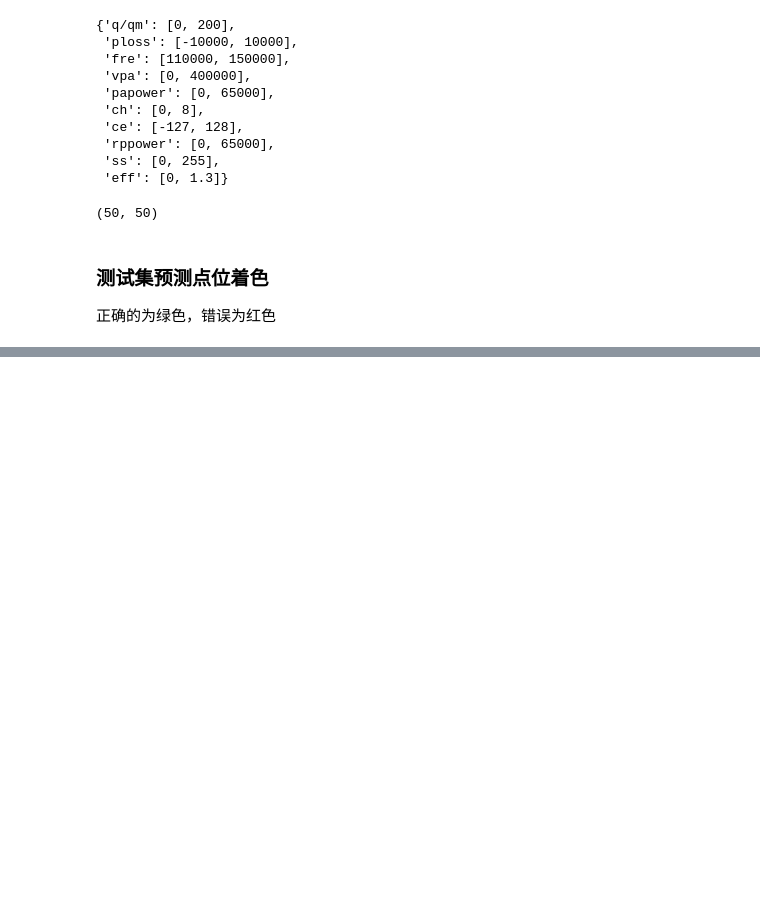
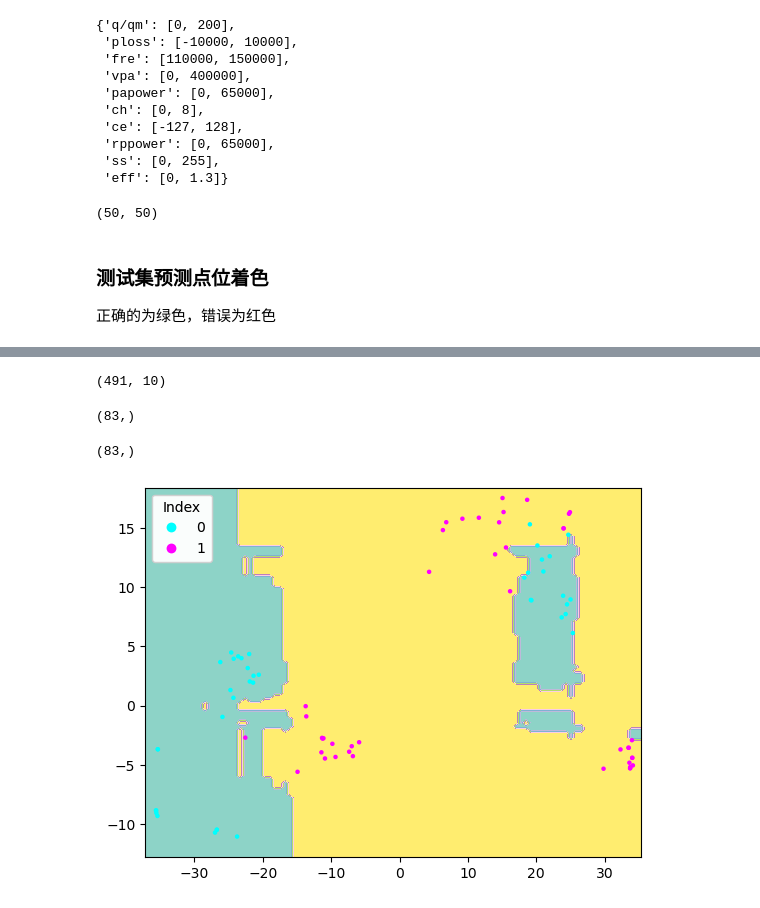
Before and after one commit to Sewens/Charger-Detection, a Jupyter notebook: src/5.决策边界重新绘图.ipynb, the cells around one changed output, grey strips where cells are left out. Cells and saved outputs as stored; diff of their text form; code cells hidden in the pictures; blank space fills up the shorter version.

```diff
--- a/src/5.决策边界重新绘图.ipynb
+++ b/src/5.决策边界重新绘图.ipynb
@@ -385,0 +374,3 @@ Name: pred_index, Length: 83, dtype: int64
+# %%
+test_X = test_df[feature_columns].to_numpy()
+test_y = test_df['index'].to_numpy()
@@ -385,0 +385,53 @@ Name: pred_index, Length: 83, dtype: int64
+# %%
+X = np.vstack([train_X,test_X])
+# %%
+X.shape
+# %% [output]
+(491, 10)
+# %%
+X_embedded = TSNE(n_components=2).fit_transform(X)
+X_Train_embedded = TSNE(n_components=2).fit_transform(train_X)
+X_Test_embedded = TSNE(n_components=2).fit_transform(test_X)
+
+# 决策边界通过训练数据来绘制
+model = LGBMClassifier(verbosity=-1).fit(train_X,train_y)
+y_predicted = model.predict(X)
+# %%
+# create meshgrid
+resolution = 100 # 100x100 background pixels
+X2d_xmin, X2d_xmax = np.min(X_embedded[:,0]), np.max(X_embedded[:,0])
+X2d_ymin, X2d_ymax = np.min(X_embedded[:,1]), np.max(X_embedded[:,1])
+xx, yy = np.meshgrid(np.linspace(X2d_xmin, X2d_xmax, resolution), np.linspace(X2d_ymin, X2d_ymax, resolution))
+# %%
+X_embedded[train_len:,0].shape
+# %% [output]
+(83,)
+# %%
+test_y.shape
+# %% [output]
+(83,)
+# %%
+# approximate Voronoi tesselation on resolution x resolution grid using 1-NN
+background_model = LGBMClassifier(verbosity=-1).fit(X_embedded, y_predicted)
+voronoiBackground = background_model.predict(np.c_[xx.ravel(), yy.ravel()])
+voronoiBackground = voronoiBackground.reshape((resolution, resolution))
+
+#plot
+fig,ax = plt.subplots()
+contourf = ax.contourf(xx, yy, voronoiBackground, cmap='Set3')
+# legend0 = ax.legend(*contourf.legend_elements(),loc="upper right", title="Boundary")
+
+scatter = ax.scatter(X_embedded[train_len:,0],
+            X_embedded[train_len:,1],
+            s=5,
+            cmap='cool',
+            c=test_y)
+# produce a legend with the unique colors from the scatter
+legend1 = ax.legend(*scatter.legend_elements(),
+                    loc="upper left", title="Index")
+ax.add_artist(legend1)
+# ax.add_artist(legend0)
+
+plt.show()
+# %% [output]
+[figure, added]
```
Also changed, not shown: parts of 14 cells of this notebook.
